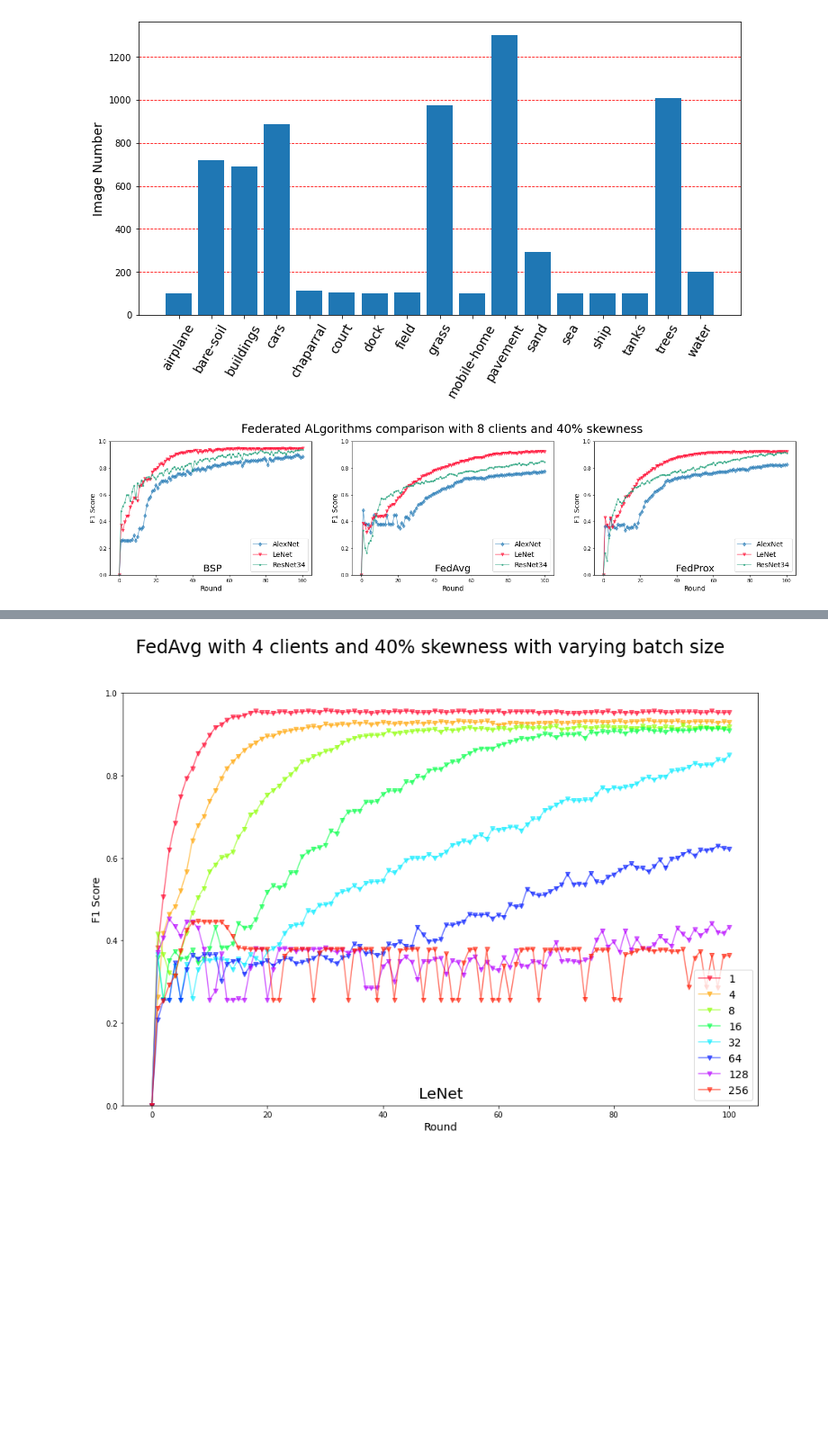
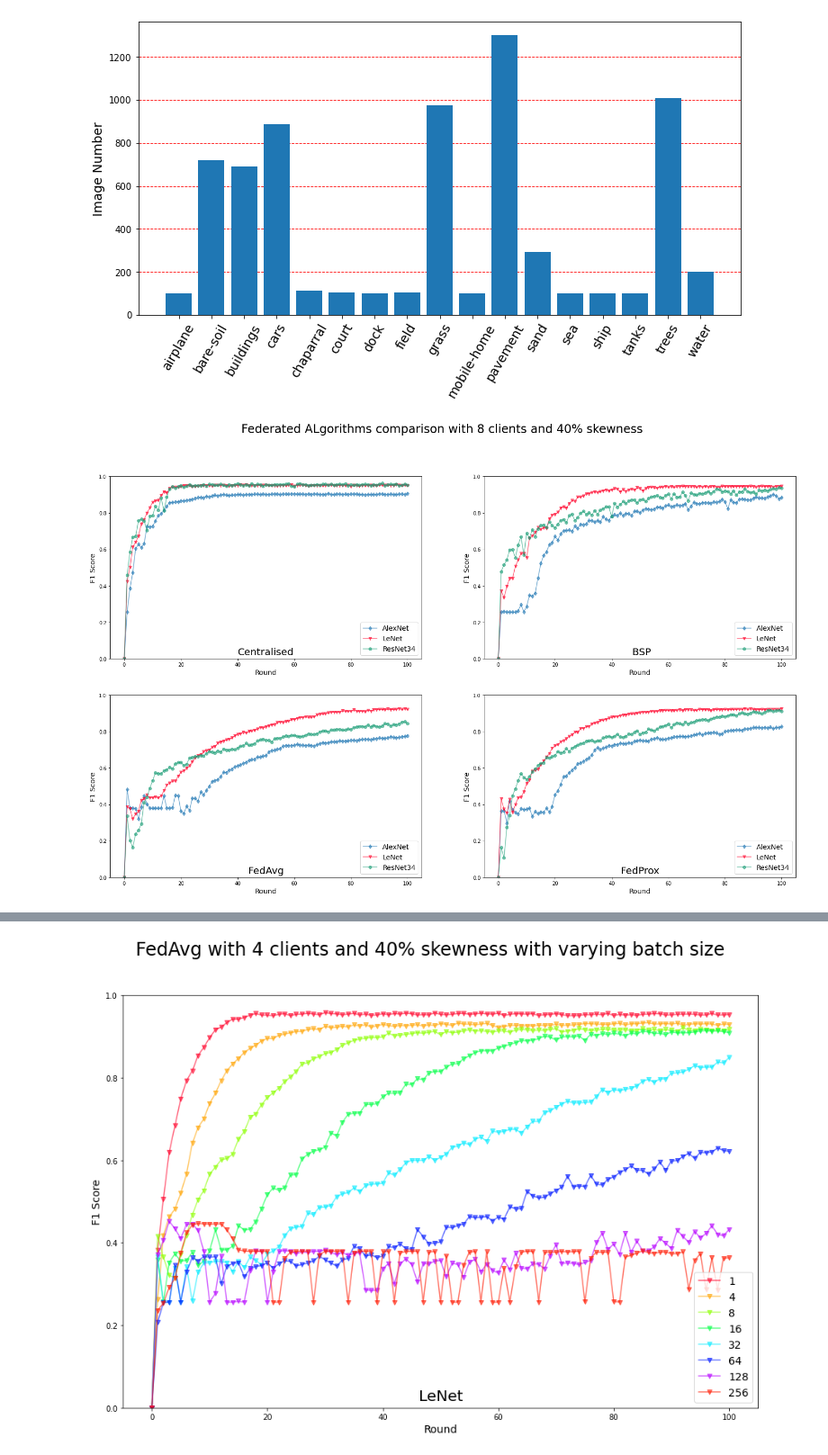
Before and after one commit to anandcu3/Federated-Learning-for-Remote-Sensing, a Jupyter notebook: the new plots notebook.ipynb, the cells around one changed output, grey strips where cells are left out. Shown at 90% size. Cells and saved outputs as stored; diff of their text form; code cells hidden in the pictures; blank space fills up the shorter version.

Commit message:
Final Plots (almost)

```diff
--- a/the new plots notebook.ipynb
+++ b/the new plots notebook.ipynb
@@ -29,7 +29,7 @@ def get_shape(key, title):
     elif  (key in "ResNet") or ("ResNet" in key) or (title in "ResNet") or ("ResNet" in title) :
         color = next_color(cm.get_cmap('Dark2'), color_number_res)
         color_number_res += 1
-        return '.-', color
+        return 'o-', color
     elif (key in "LeNet") or ("LeNet" in key) or (title in "LeNet") or ("LeNet" in title) :
         color = next_color(cm.get_cmap('gist_rainbow'), color_number_le)
         color_number_le += 1
@@ -37,7 +37,27 @@ def get_shape(key, title):
     else:
         print("went to else for some reason")
 
-def plot_curves(acclist, subplot, title, botlim = 0, toplim = 1,ylabel="Accuracy"):
+def get_color(key, title):
+    global color_number_le, color_number_al, color_number_res
+    if (key in "BSP") or ("BSP" in key) :
+        color = next_color(cm.get_cmap('tab10'), 0)
+        #color_number_al += 1
+        return color
+    elif  (key in "FedAvg") or ("FedAvg" in key):
+        color = next_color(cm.get_cmap('Dark2'), 0)
+        #color_number_res += 1
+        return color
+    elif  (key in "FedProx") or ("FedProx" in key):
+        color = next_color(cm.get_cmap('gist_rainbow'), 0)
+        #color_number_le += 1
+        return color
+    elif  (key in "Centralised") or ("Centralised" in key):
+        color = next_color(cm.get_cmap('jet'), 0)
+        return color
+    else:
+        print("went to else for some reason")
+
+def plot_curves(acclist, subplot, title, botlim = 0, toplim = 1, ylabel="Accuracy", color_by_algo=False, legend_size=14):
     subplot.set_xlabel('Round', fontsize=14)
     subplot.text(.5,.01, title, horizontalalignment='center', verticalalignment='bottom', fontsize=20, transform=subplot.transAxes)
     subplot.set_ylabel(ylabel, fontsize=14)
@@ -46,10 +66,12 @@ def plot_curves(acclist, subplot, title, botlim = 0, toplim = 1,ylabel="Accuracy
 
     for al in acclist:
         modshape, colmap = get_shape(str(al), title)
+        if color_by_algo:
+            colmap = get_color(str(al), title)
         eporange = np.arange(len(list(acclist[al]))+1)
         thelist = np.insert(acclist[al],0,0)
         subplot.plot(eporange, thelist , modshape, color = colmap ,label=str(al), alpha=0.6)
-    subplot.legend(loc='lower right',fontsize=14)
+    subplot.legend(loc='lower right',fontsize=legend_size)
 # %%
 def bar_plot_acc(labels, cen, fl1, fl2):
     x = np.arange(len(labels))  # the label locations
@@ -164,26 +186,33 @@ plt.show()
 # %% [output]
 [figure]
 # %%
-fig, ax = plt.subplots(1, 3, figsize=(25,5))
+fig, ax = plt.subplots(2, 2, figsize=(25,15))
 fig.suptitle("Federated ALgorithms comparison with 8 clients and 40% skewness", fontsize=24)
-bsp_results ={"AlexNet" : np.genfromtxt('cfrac_results\BSP_CNN_alexnet_clients_8_skew_40_smallskew_True_epochs_100_cepochs_5_cfrac_0.75_bs_4_22_02_22_27.csv',delimiter=',')[2,:],
+bsp_results ={"AlexNet" : np.genfromtxt('cfrac_results/BSP_CNN_alexnet_clients_8_skew_40_smallskew_True_epochs_100_cepochs_5_cfrac_0.75_bs_4_22_02_22_27.csv',delimiter=',')[2,:],
     "LeNet" : np.genfromtxt('cfrac_results/BSP_CNN_lenet_clients_8_skew_40_smallskew_True_epochs_100_cepochs_5_cfrac_0.75_bs_4_22_02_15_49.csv',delimiter=',')[2,:],
              "ResNet34" : np.genfromtxt('cfrac_results/BSP_CNN_resnet34_clients_8_skew_40_smallskew_True_epochs_100_cepochs_5_cfrac_0.75_bs_4_22_02_18_45.csv',delimiter=',')[2,:]
 }
 fedavg_results = {
                  "AlexNet": np.genfromtxt('cfrac_results/FedAvg_CNN_alexnet_clients_8_skew_40_smallskew_True_epochs_100_cepochs_5_cfrac_0.5_bs_4_23_02_07_50.csv',delimiter=',')[2,:],
                  "LeNet": np.genfromtxt('cfrac_results/FedAvg_CNN_lenet_clients_8_skew_40_smallskew_True_epochs_100_cepochs_5_cfrac_0.5_bs_4_22_02_18_03.csv',delimiter=',')[2,:],
     "ResNet34": np.genfromtxt('cfrac_results/FedAvg_CNN_resnet34_clients_8_skew_40_smallskew_True_epochs_100_cepochs_5_cfrac_0.5_bs_4_22_02_23_38.csv',delimiter=',')[2,:]
 }
 fedprox_results = {                 "AlexNet": np.genfromtxt('FedProx_runs/FedProx_CNN_alexnet_clients_8_skew_40_smallskew_True_epochs_100_cepochs_5_cfrac_0.75_bs_4_24_02_09_18.csv',delimiter=',')[2,:],
     "LeNet": np.genfromtxt('FedProx_runs/FedProx_CNN_lenet_clients_8_skew_40_smallskew_True_epochs_100_cepochs_5_cfrac_0.75_bs_4_24_02_03_39.csv',delimiter=',')[2,:],
                  "ResNet34": np.genfromtxt('FedProx_runs/FedProx_CNN_resnet34_clients_8_skew_40_smallskew_True_epochs_100_cepochs_5_cfrac_0.75_bs_4_24_02_07_17.csv',delimiter=',')[2,:]}
-plot_curves(bsp_results, ax[0], ' BSP', 0, 1, "F1 Score")
+centralised_results ={                 "AlexNet": np.genfromtxt('centralised_runs/Centralised_CNN_alexnet_bs_4_epochs_100_01_03_17_42.csv',delimiter=',')[2,:],
+    "LeNet": np.genfromtxt('centralised_runs/Centralised_CNN_lenet_bs_4_epochs_100_01_03_16_11.csv',delimiter=',')[2,:],
+                 "ResNet34": np.genfromtxt('centralised_runs/Centralised_CNN_resnet34_bs_4_epochs_100_01_03_17_06.csv',delimiter=',')[2,:]}
+restart_colors()
+plot_curves(bsp_results, ax[0][1], ' BSP', 0, 1, "F1 Score")
 restart_colors()
 
-plot_curves(fedavg_results, ax[1], 'FedAvg', 0, 1, "F1 Score")
+plot_curves(fedavg_results, ax[1][0], 'FedAvg', 0, 1, "F1 Score")
 restart_colors()
 
-plot_curves(fedprox_results, ax[2], 'FedProx', 0, 1, "F1 Score")
+plot_curves(fedprox_results, ax[1][1], 'FedProx', 0, 1, "F1 Score")
+restart_colors()
+
+plot_curves(centralised_results, ax[0][0], 'Centralised', 0, 1, "F1 Score")
 # %% [output]
-[figure, old version]
+[figure, new version]
```
Also changed, not shown: parts of 4 cells of this notebook.
